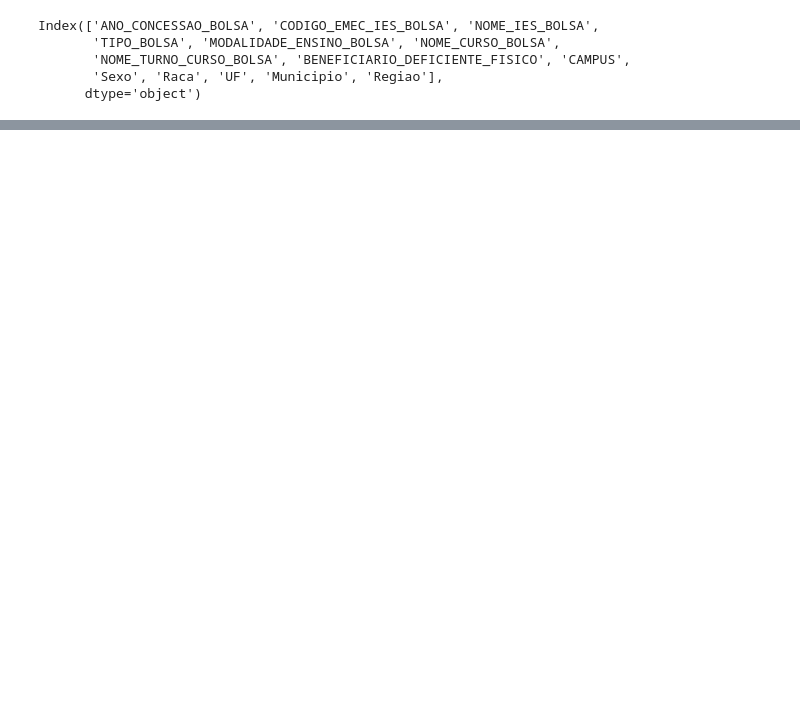
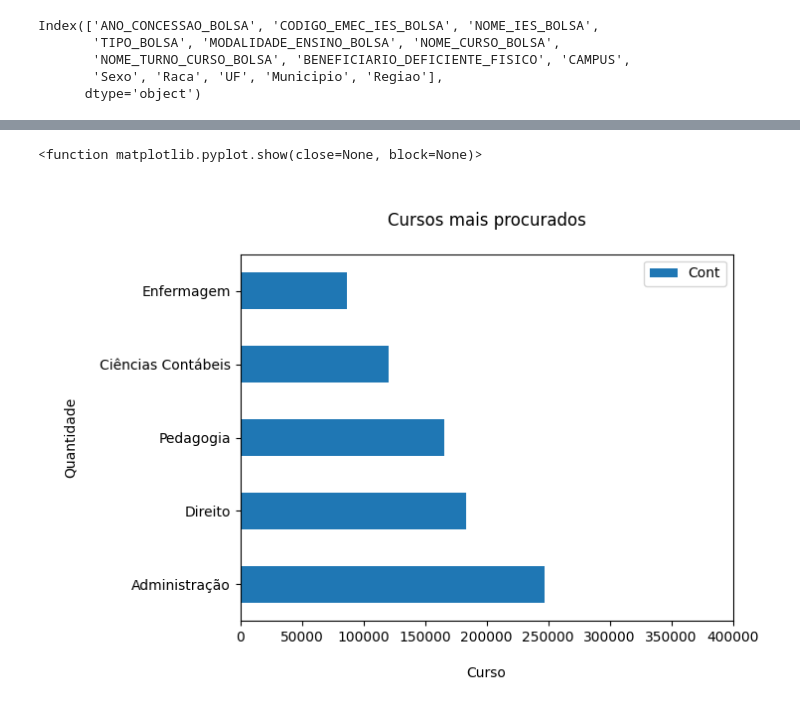
Before and after one commit to estergs/Prouni_Projeto_Ferias, a Jupyter notebook: Untitled-1.ipynb, the cells around one changed output, grey strips where cells are left out. Saved outputs shown, nothing was run; the diff lists cells and outputs as text; code cells hidden in the pictures; blank space fills up the shorter version.

```diff
--- a/Untitled-1.ipynb
+++ b/Untitled-1.ipynb
@@ -175,0 +148,14 @@ plt.show
+# %%
+# Cursos Mais procurados_____________________________________________________
+df_curso = df.groupby('Curso')['Cont'].sum().reset_index()
+df_curso = df_curso.sort_values(by='Cont', ascending=False).head(5)
+
+df_curso.plot(kind= 'barh', x = 'Curso', y= 'Cont')
+plt.title('\nCursos mais procurados\n')
+plt.xlabel('\nCurso\n')
+plt.ylabel('\nQuantidade\n')
+plt.xlim(0, 400000)
+plt.show
+# %% [output]
+<function matplotlib.pyplot.show(close=None, block=None)>
+[figure, added]
```
Also changed, not shown: parts of 16 cells of this notebook, 1 other file.
